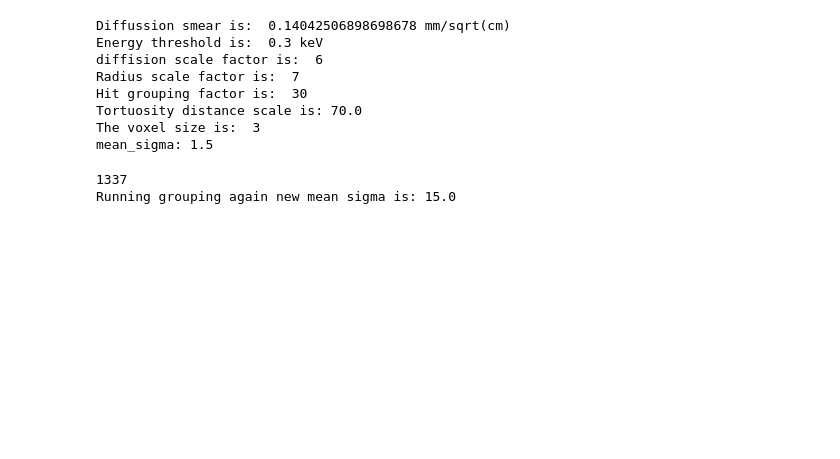
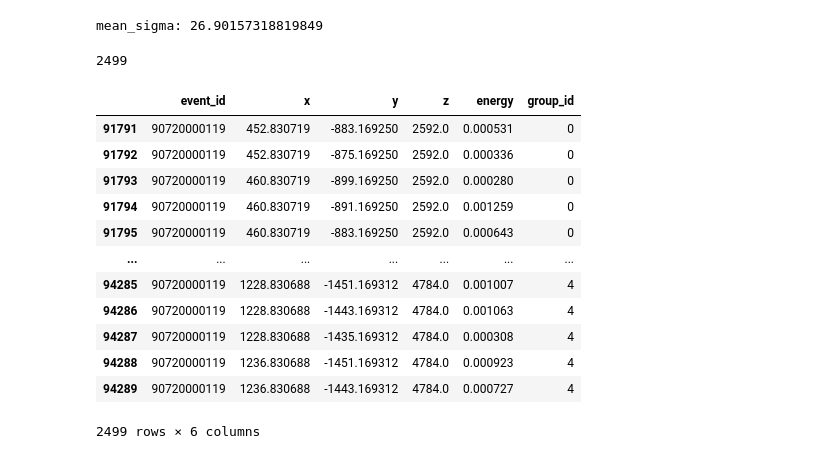
Before and after one commit to kvjmistry/ATPC, a Jupyter notebook: notebooks/Group_Hits.ipynb, the cells around one changed output. Saved outputs shown, nothing was run; the diff lists cells and outputs as text; code cells hidden in the pictures; blank space fills up the shorter version.

```diff
--- a/notebooks/Group_Hits.ipynb
+++ b/notebooks/Group_Hits.ipynb
@@ -62,45 +72,39 @@ data_true = hits_true[hits_true.event_id == eid]
-# %%
-
-Diff_smear, energy_threshold, diff_scale_factor, radius_sf, group_sf, Tortuosity_dist, voxel_size, det_half_length = InitializeParams(pressure, diffusion)
-
-print("Diffussion smear is: ",        Diff_smear,            "mm/sqrt(cm)")
-print("Energy threshold is: ",        1000*energy_threshold, "keV")
-print("diffision scale factor is: ",  diff_scale_factor)
-print("Radius scale factor is: ",     radius_sf)
-print("Hit grouping factor is: ",     group_sf)
-print("Tortuosity distance scale is:", Tortuosity_dist)
-print("The voxel size is: ",           voxel_size)
-
-group_sf = 0.05
-
-mean_sigma = group_sf*Diff_smear*np.sqrt(0.1*data.z.mean())
-
-# The expected diffusion is less than vox size so replace
-if (mean_sigma < voxel_size/2):
-    mean_sigma = voxel_size/2
-
-
-print("mean_sigma:", mean_sigma)
-# %% [output]
-Diffussion smear is:  0.14042506898698678 mm/sqrt(cm)
-Energy threshold is:  0.3 keV
-diffision scale factor is:  6
-Radius scale factor is:  7
-Hit grouping factor is:  30
-Tortuosity distance scale is: 70.0
-The voxel size is:  3
-mean_sigma: 1.5
+# %%
+mean_sigma = group_sf*Diff_smear*np.sqrt(0.1*data.z.median())
+# mean_sigma = 12
+
+# The expected diffusion is less than vox size so replace
+if (mean_sigma < voxel_size+4):
+    mean_sigma = voxel_size+4
+
+
+print("mean_sigma:", mean_sigma)
+# %% [output]
+mean_sigma: 26.90157318819849
 # %%
 reco_DE_event = data.copy()
 
 print(len(reco_DE_event))
 
-reco_DE_event = CutandRedistibuteEnergy(reco_DE_event, energy_threshold)
+df_merged = GroupHits(reco_DE_event, mean_sigma)
+df_merged_true = GroupHits(data_true, 8)
 
-df_merged = GroupHits(reco_DE_event, mean_sigma)
+display(df_merged)
 # %% [output]
-1337
-Running grouping again new mean sigma is: 15.0
+2499
+|  | event_id | x | y | z | energy | group_id |
+| 91791 | 90720000119 | 452.830719 | -883.169250 | 2592.0 | 0.000531 | 0 |
+| 91792 | 90720000119 | 452.830719 | -875.169250 | 2592.0 | 0.000336 | 0 |
+| 91793 | 90720000119 | 460.830719 | -899.169250 | 2592.0 | 0.000280 | 0 |
+| 91794 | 90720000119 | 460.830719 | -891.169250 | 2592.0 | 0.001259 | 0 |
+| 91795 | 90720000119 | 460.830719 | -883.169250 | 2592.0 | 0.000643 | 0 |
+| ... | ... | ... | ... | ... | ... | ... |
+| 94285 | 90720000119 | 1228.830688 | -1451.169312 | 4784.0 | 0.001007 | 4 |
+| 94286 | 90720000119 | 1228.830688 | -1443.169312 | 4784.0 | 0.001063 | 4 |
+| 94287 | 90720000119 | 1228.830688 | -1435.169312 | 4784.0 | 0.000308 | 4 |
+| 94288 | 90720000119 | 1236.830688 | -1451.169312 | 4784.0 | 0.000923 | 4 |
+| 94289 | 90720000119 | 1236.830688 | -1443.169312 | 4784.0 | 0.000727 | 4 |
+2499 rows × 6 columns
 # %%
 
 fig = plt.figure(figsize=(6, 6))
```
Also changed, not shown: parts of 5 cells of this notebook.
